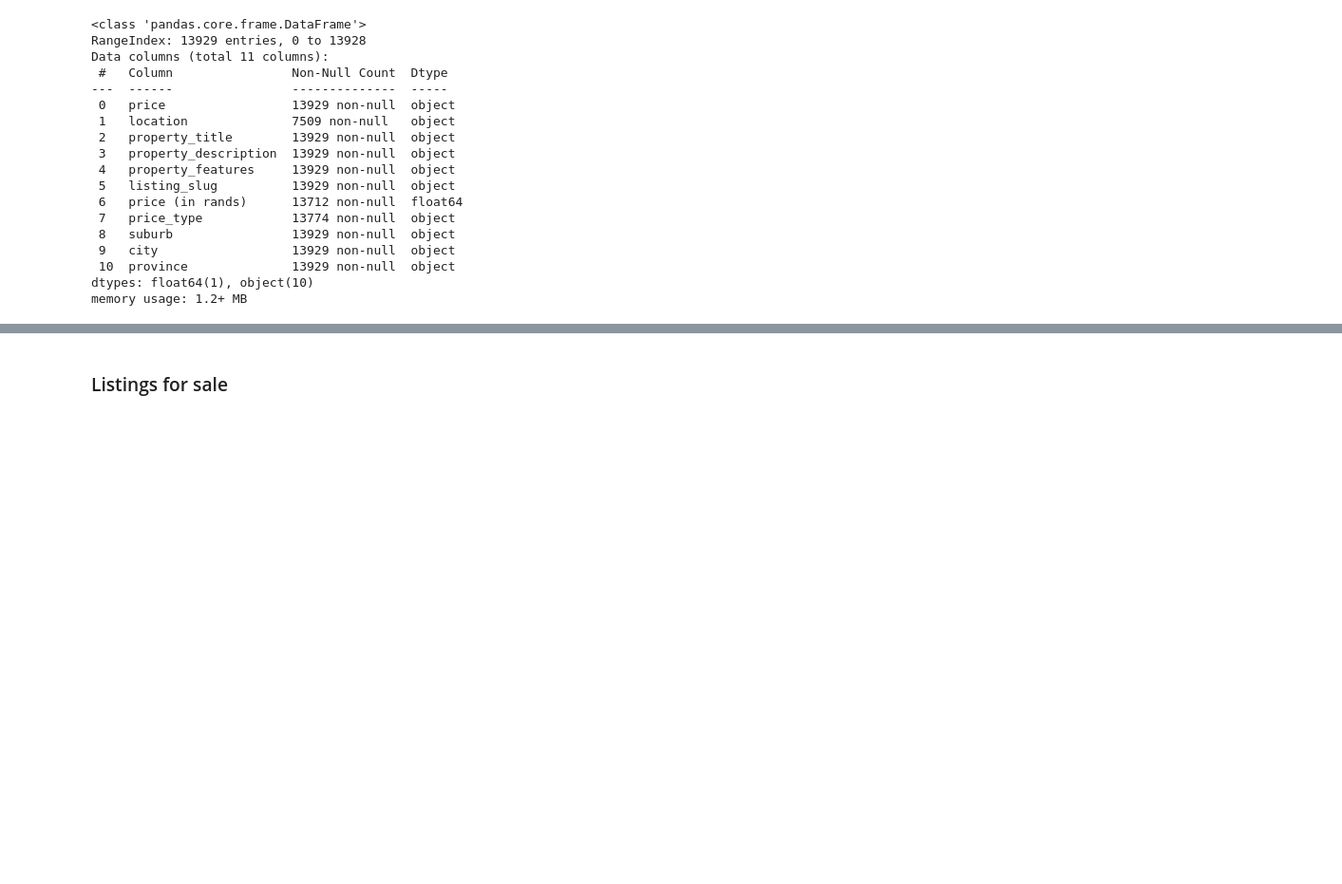
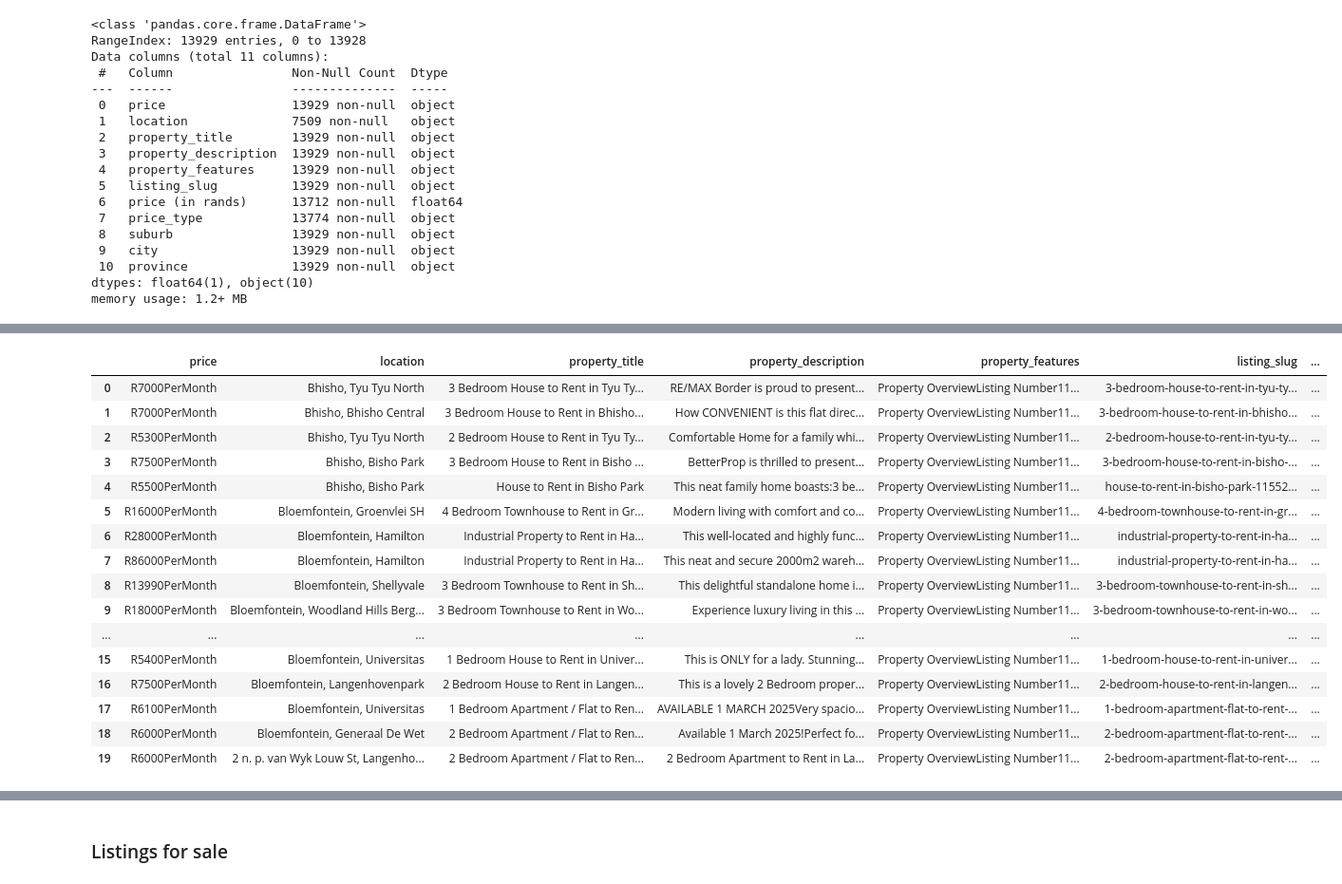
Before and after one commit to preciousratlhagane/south-african-property-market-analysis, a Jupyter notebook: notebooks/data_cleaning.ipynb, the cells around one changed output, grey strips where cells are left out. Shown at 95% size. Saved outputs shown, nothing was run; the diff lists cells and outputs as text; code cells hidden in the pictures; blank space fills up the shorter version.

Commit message:
Add code to extract the listing numbers of the properties as well as other information

```diff
--- a/notebooks/data_cleaning.ipynb
+++ b/notebooks/data_cleaning.ipynb
@@ -234,3 +234,44 @@ Data columns (total 11 columns):
  10  province              13929 non-null  object
 dtypes: float64(1), object(10)
 memory usage: 1.2+ MB
+# %%
+patterns = {
+    'Listing Number': r'Listing Number(\d+)',
+    'Type of Property': r'Type of Property([A-Za-z]+)',
+    #'Description': r'Description([A-Za-z]+)',
+    #'Lifestyle': r'Lifestyle([A-Za-z]+)',
+    #'Occupation Date': r'Occupation Date([\d\w\s]+?)Deposit Requirements',
+    #'Deposit Amount': r'Deposit Amount:\s*R\s?([\d,]+)',
+    #'Pets Allowed': r'Pets Allowed(Yes|No)',
+    #'Furnished': r'Furnished(Yes|No)',
+    'Bedrooms': r'Bedroom(\d+)',
+    #'Bathrooms': r'Bathroom(\d+)',
+    #'Kitchen': r'Kitchen(\d+)',
+    #'Lounge': r'Lounge(\d+)',
+    #'Dining Room': r'Dining Room(\d+)',
+    #'Parking': r'Parking(\d+)',
+    #'Special Features': r'Special Features(\d+)',
+    #'Backup Water': r'Backup Water(Yes|No)',
+    #'Erf Size': r'Erf Size(\d+\s*m²)',
+    #'Floor Area': r'Floor Area(\d+\s*m²)',
+    #'Garden': r'Garden(Yes|No)',
+    #'Pool': r'Pool(Yes|No)'
+}
+
+
+
+# Function to extract features from text
+def extract_features(text):
+    return {
+        field: (match := re.search(pattern, text)
+                ) and match.group(1).strip() or None for field, pattern in patterns.items()
+    }
+
+# Apply extraction row-wise
+extracted_df = rental_listings['property_features'].apply(extract_features).apply(pd.Series)
+
+# Combine original df with the extracted columns
+results_df = pd.concat([rental_listings, extracted_df], axis=1)
+
+# View result
+print(results_df)
@@ -236,0 +296,20 @@ memory usage: 1.2+ MB
+# %%
+results_df.head(20)
+# %% [output]
+|  | price | location | property_title | property_description | property_features | listing_slug | ... |
+| 0 | R7000PerMonth | Bhisho, Tyu Tyu North | 3 Bedroom House to Rent in Tyu Ty... | RE/MAX Border is proud to present... | Property OverviewListing Number11... | 3-bedroom-house-to-rent-in-tyu-ty... | ... |
+| 1 | R7000PerMonth | Bhisho, Bhisho Central | 3 Bedroom House to Rent in Bhisho... | How CONVENIENT is this flat direc... | Property OverviewListing Number11... | 3-bedroom-house-to-rent-in-bhisho... | ... |
+| 2 | R5300PerMonth | Bhisho, Tyu Tyu North | 2 Bedroom House to Rent in Tyu Ty... | Comfortable Home for a family whi... | Property OverviewListing Number11... | 2-bedroom-house-to-rent-in-tyu-ty... | ... |
+| 3 | R7500PerMonth | Bhisho, Bisho Park | 3 Bedroom House to Rent in Bisho ... | BetterProp is thrilled to present... | Property OverviewListing Number11... | 3-bedroom-house-to-rent-in-bisho-... | ... |
+| 4 | R5500PerMonth | Bhisho, Bisho Park | House to Rent in Bisho Park | This neat family home boasts:3 be... | Property OverviewListing Number11... | house-to-rent-in-bisho-park-11552... | ... |
+| 5 | R16000PerMonth | Bloemfontein, Groenvlei SH | 4 Bedroom Townhouse to Rent in Gr... | Modern living with comfort and co... | Property OverviewListing Number11... | 4-bedroom-townhouse-to-rent-in-gr... | ... |
+| 6 | R28000PerMonth | Bloemfontein, Hamilton | Industrial Property to Rent in Ha... | This well-located and highly func... | Property OverviewListing Number11... | industrial-property-to-rent-in-ha... | ... |
+| 7 | R86000PerMonth | Bloemfontein, Hamilton | Industrial Property to Rent in Ha... | This neat and secure 2000m2 wareh... | Property OverviewListing Number11... | industrial-property-to-rent-in-ha... | ... |
+| 8 | R13990PerMonth | Bloemfontein, Shellyvale | 3 Bedroom Townhouse to Rent in Sh... | This delightful standalone home i... | Property OverviewListing Number11... | 3-bedroom-townhouse-to-rent-in-sh... | ... |
+| 9 | R18000PerMonth | Bloemfontein, Woodland Hills Berg... | 3 Bedroom Townhouse to Rent in Wo... | Experience luxury living in this ... | Property OverviewListing Number11... | 3-bedroom-townhouse-to-rent-in-wo... | ... |
+| ... | ... | ... | ... | ... | ... | ... | ... |
+| 15 | R5400PerMonth | Bloemfontein, Universitas | 1 Bedroom House to Rent in Univer... | This is ONLY for a lady. Stunning... | Property OverviewListing Number11... | 1-bedroom-house-to-rent-in-univer... | ... |
+| 16 | R7500PerMonth | Bloemfontein, Langenhovenpark | 2 Bedroom House to Rent in Langen... | This is a lovely 2 Bedroom proper... | Property OverviewListing Number11... | 2-bedroom-house-to-rent-in-langen... | ... |
+| 17 | R6100PerMonth | Bloemfontein, Universitas | 1 Bedroom Apartment / Flat to Ren... | AVAILABLE 1 MARCH 2025Very spacio... | Property OverviewListing Number11... | 1-bedroom-apartment-flat-to-rent-... | ... |
+| 18 | R6000PerMonth | Bloemfontein, Generaal De Wet | 2 Bedroom Apartment / Flat to Ren... | Available 1 March 2025!Perfect fo... | Property OverviewListing Number11... | 2-bedroom-apartment-flat-to-rent-... | ... |
+| 19 | R6000PerMonth | 2 n. p. van Wyk Louw St, Langenho... | 2 Bedroom Apartment / Flat to Ren... | 2 Bedroom Apartment to Rent in La... | Property OverviewListing Number11... | 2-bedroom-apartment-flat-to-rent-... | ... |
```
Also changed, not shown: parts of 15 cells of this notebook.
